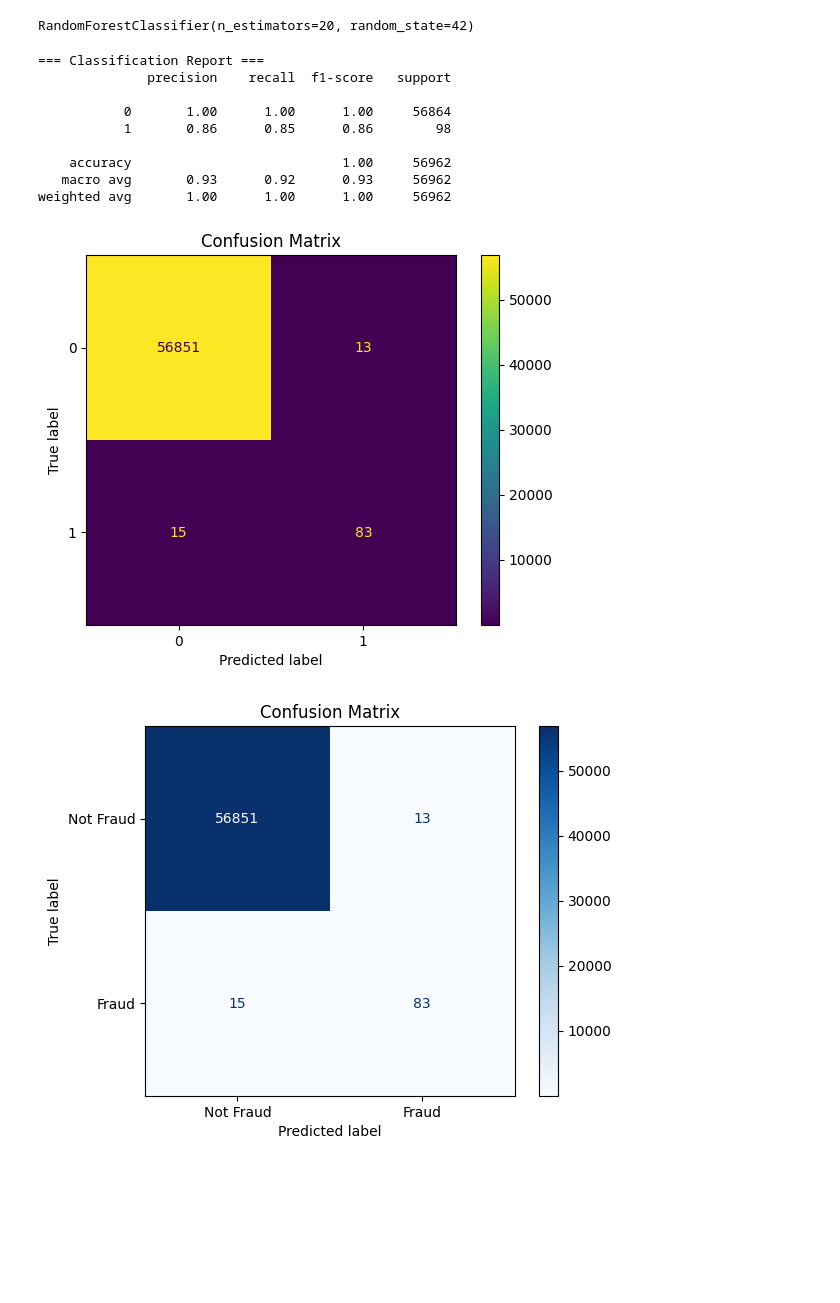
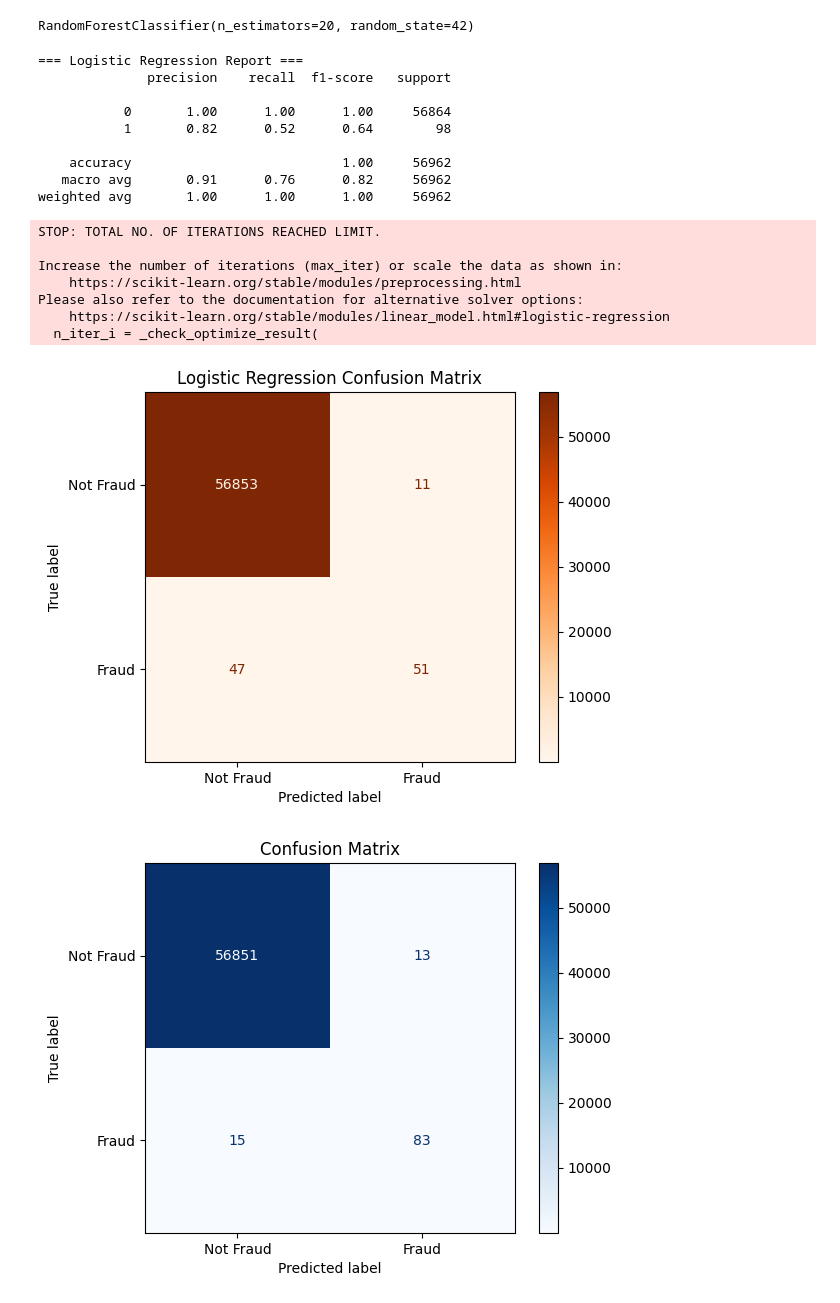
Before and after one commit to alenjacs/fraud_detection, a Jupyter notebook: fraud_detection.ipynb, the cells around one changed output. Cells and saved outputs as stored; diff of their text form; code cells hidden in the pictures; blank space fills up the shorter version.

Commit message:
added model comparison and result interpretation md

```diff
--- a/fraud_detection.ipynb
+++ b/fraud_detection.ipynb
@@ -98,33 +120,46 @@ model.fit(X_train_resampled, y_train_resampled)
 # %% [output]
 RandomForestClassifier(n_estimators=20, random_state=42)
 # %%
-# Import evaluation tools
-from sklearn.metrics import classification_report, confusion_matrix, ConfusionMatrixDisplay
+from sklearn.linear_model import LogisticRegression
 
-# Use the trained model to predict on the original test set
-y_pred = model.predict(X_test)
+# Train logistic regression model
+lr_model = LogisticRegression(max_iter=1000)
+lr_model.fit(X_train, y_train)
 
-# Print precision, recall, and F1-score for each class
-print("=== Classification Report ===")
-print(classification_report(y_test, y_pred))
+# Predict and evaluate
+y_pred_lr = lr_model.predict(X_test)
 
-# Generate and display the confusion matrix
-cm = confusion_matrix(y_test, y_pred)
-disp = ConfusionMatrixDisplay(confusion_matrix=cm, display_labels=model.classes_)
-disp.plot()
-plt.title("Confusion Matrix")
+print("=== Logistic Regression Report ===")
+print(classification_report(y_test, y_pred_lr))
+
+ConfusionMatrixDisplay.from_estimator(
+    lr_model,
+    X_test,
+    y_test,
+    display_labels=["Not Fraud", "Fraud"],
+    cmap='Oranges'
+)
+plt.title("Logistic Regression Confusion Matrix")
+plt.grid(False)
 plt.show()
 # %% [output]
-=== Classification Report ===
+=== Logistic Regression Report ===
               precision    recall  f1-score   support
 
            0       1.00      1.00      1.00     56864
-           1       0.86      0.85      0.86        98
+           1       0.82      0.52      0.64        98
 
     accuracy                           1.00     56962
-   macro avg       0.93      0.92      0.93     56962
+   macro avg       0.91      0.76      0.82     56962
 weighted avg       1.00      1.00      1.00     56962
+STOP: TOTAL NO. OF ITERATIONS REACHED LIMIT.
+
+Increase the number of iterations (max_iter) or scale the data as shown in:
+    https://scikit-learn.org/stable/modules/preprocessing.html
+Please also refer to the documentation for alternative solver options:
+    https://scikit-learn.org/stable/modules/linear_model.html#logistic-regression
+  n_iter_i = _check_optimize_result(
-[figure, old version]
+[figure, new version]
 # %%
 from sklearn.metrics import ConfusionMatrixDisplay
 
```
Also changed, not shown: parts of 2 cells of this notebook.
